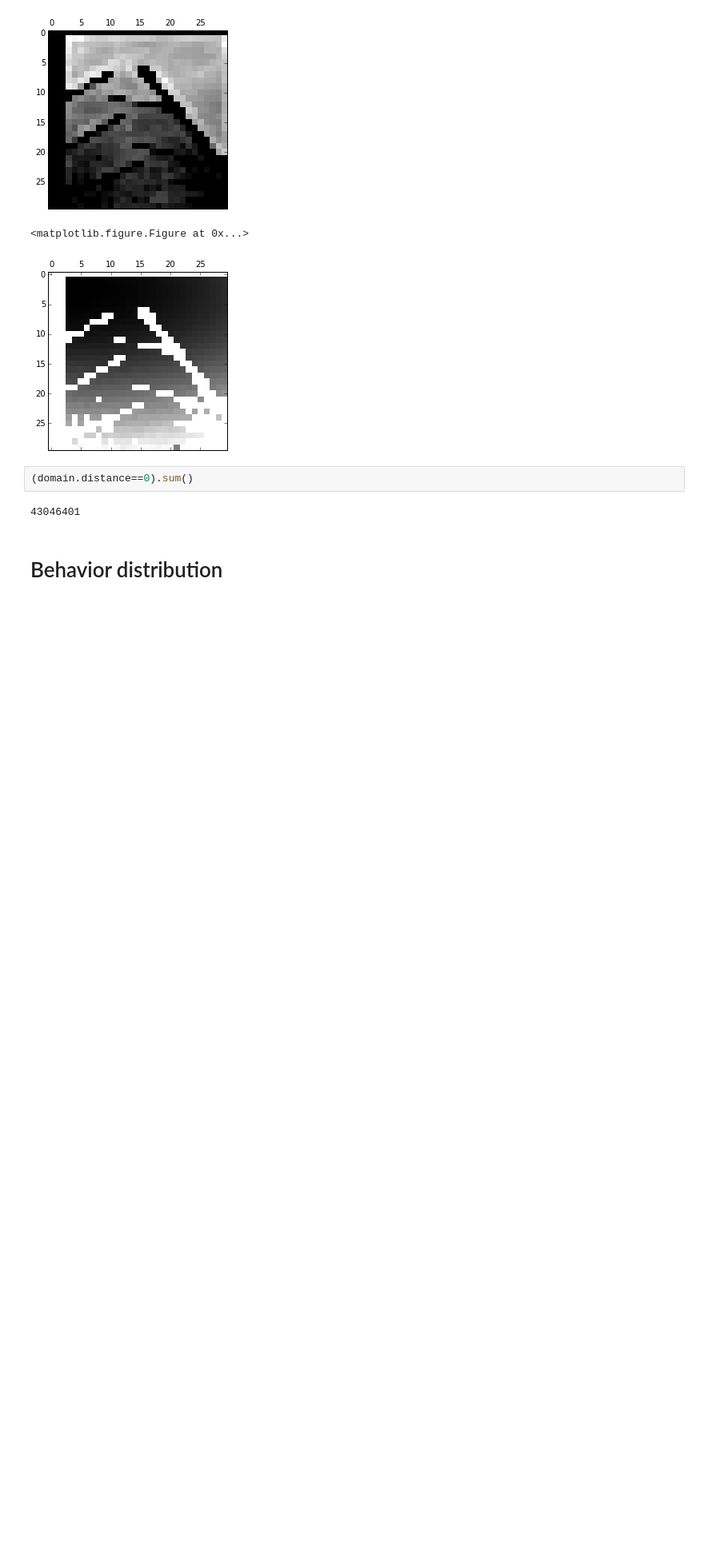
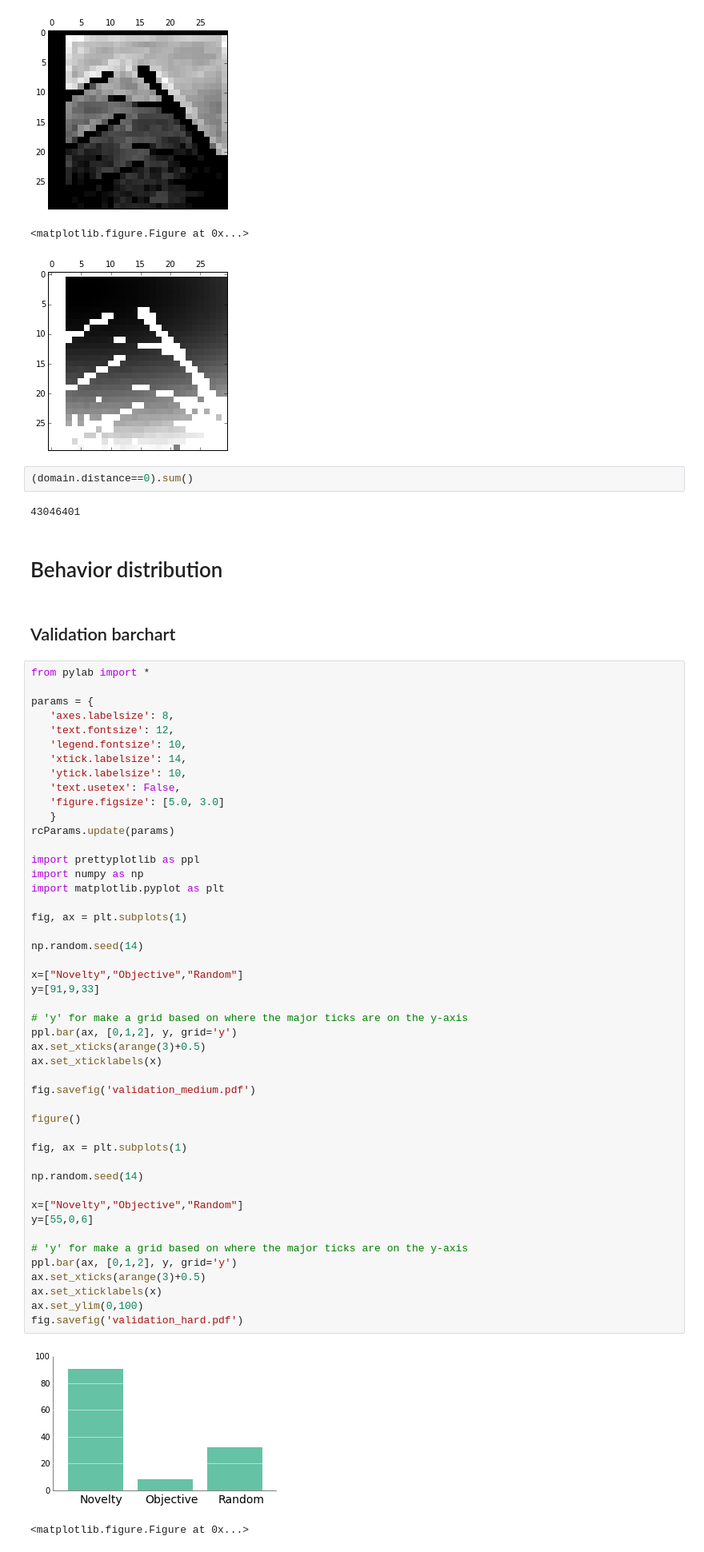
Before and after one commit to jal278/mazerobot-python, a Jupyter notebook: Maze calculations.ipynb, the cells around one changed output. Shown: that part at 80% size. Cells and saved outputs as stored; diff of their text form; blank space fills up the shorter version.

```diff
--- a/Maze calculations.ipynb
+++ b/Maze calculations.ipynb
@@ -643,3 +662,55 @@ print evo_dist.max()
 43046401
 # %% [markdown]
 # Behavior distribution
+# %% [markdown]
+## Validation barchart
+# %%
+from pylab import *
+
+params = {
+   'axes.labelsize': 8,
+   'text.fontsize': 12,
+   'legend.fontsize': 10,
+   'xtick.labelsize': 14,
+   'ytick.labelsize': 10,
+   'text.usetex': False,
+   'figure.figsize': [5.0, 3.0]
+   }
+rcParams.update(params)
+
+import prettyplotlib as ppl
+import numpy as np
+import matplotlib.pyplot as plt
+
+fig, ax = plt.subplots(1)
+
+np.random.seed(14)
+
+x=["Novelty","Objective","Random"]
+y=[91,9,33]
+
+# 'y' for make a grid based on where the major ticks are on the y-axis
+ppl.bar(ax, [0,1,2], y, grid='y')
+ax.set_xticks(arange(3)+0.5)
+ax.set_xticklabels(x)
+
+fig.savefig('validation_medium.pdf')
+
+figure()
+
+fig, ax = plt.subplots(1)
+
+np.random.seed(14)
+
+x=["Novelty","Objective","Random"]
+y=[55,0,6]
+
+# 'y' for make a grid based on where the major ticks are on the y-axis
+ppl.bar(ax, [0,1,2], y, grid='y')
+ax.set_xticks(arange(3)+0.5)
+ax.set_xticklabels(x)
+ax.set_ylim(0,100)
+fig.savefig('validation_hard.pdf')
+# %% [output]
+[figure, added]
+<matplotlib.figure.Figure at 0x...>
```
Also changed, not shown: parts of 5 cells of this notebook, 2 other files.
